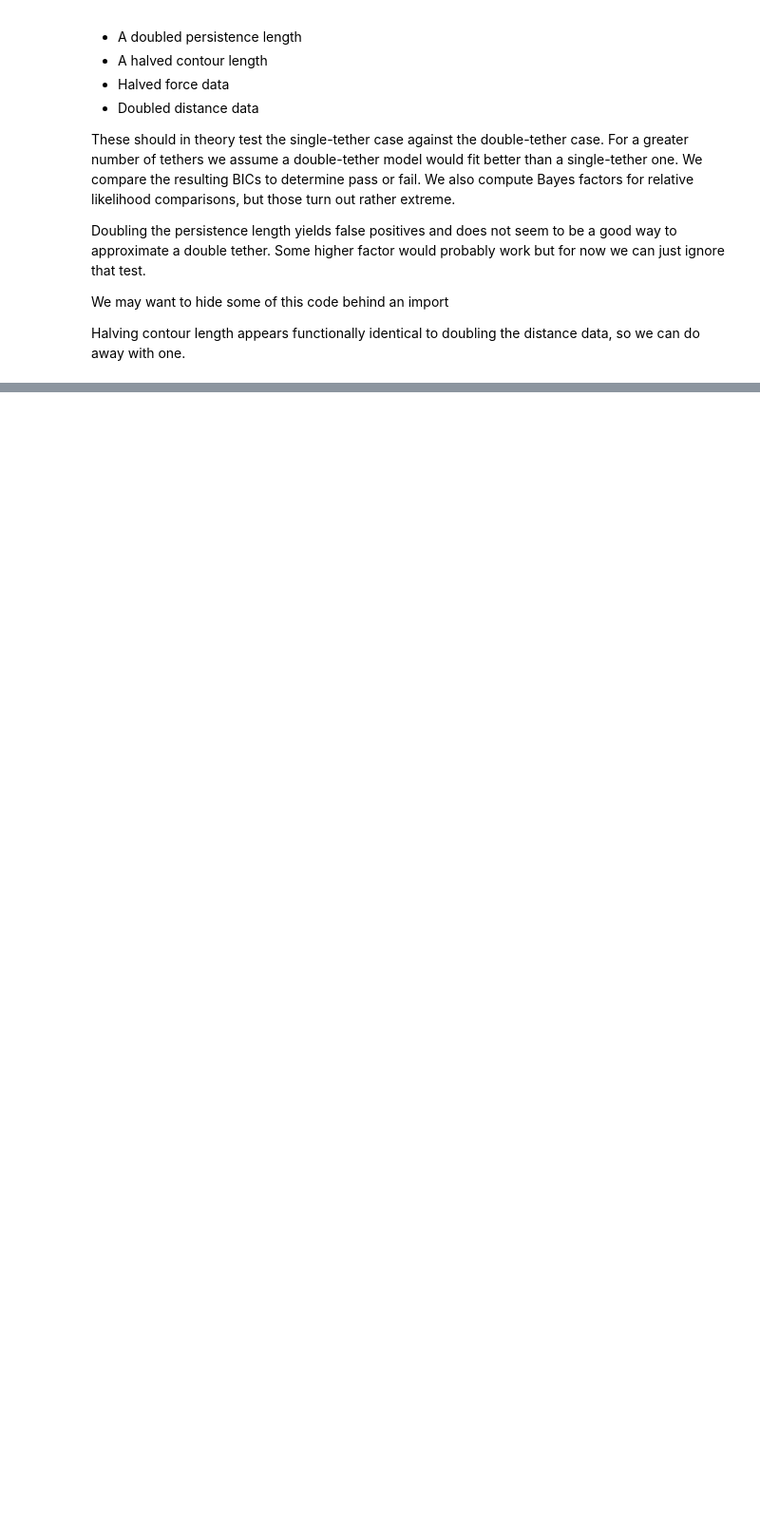
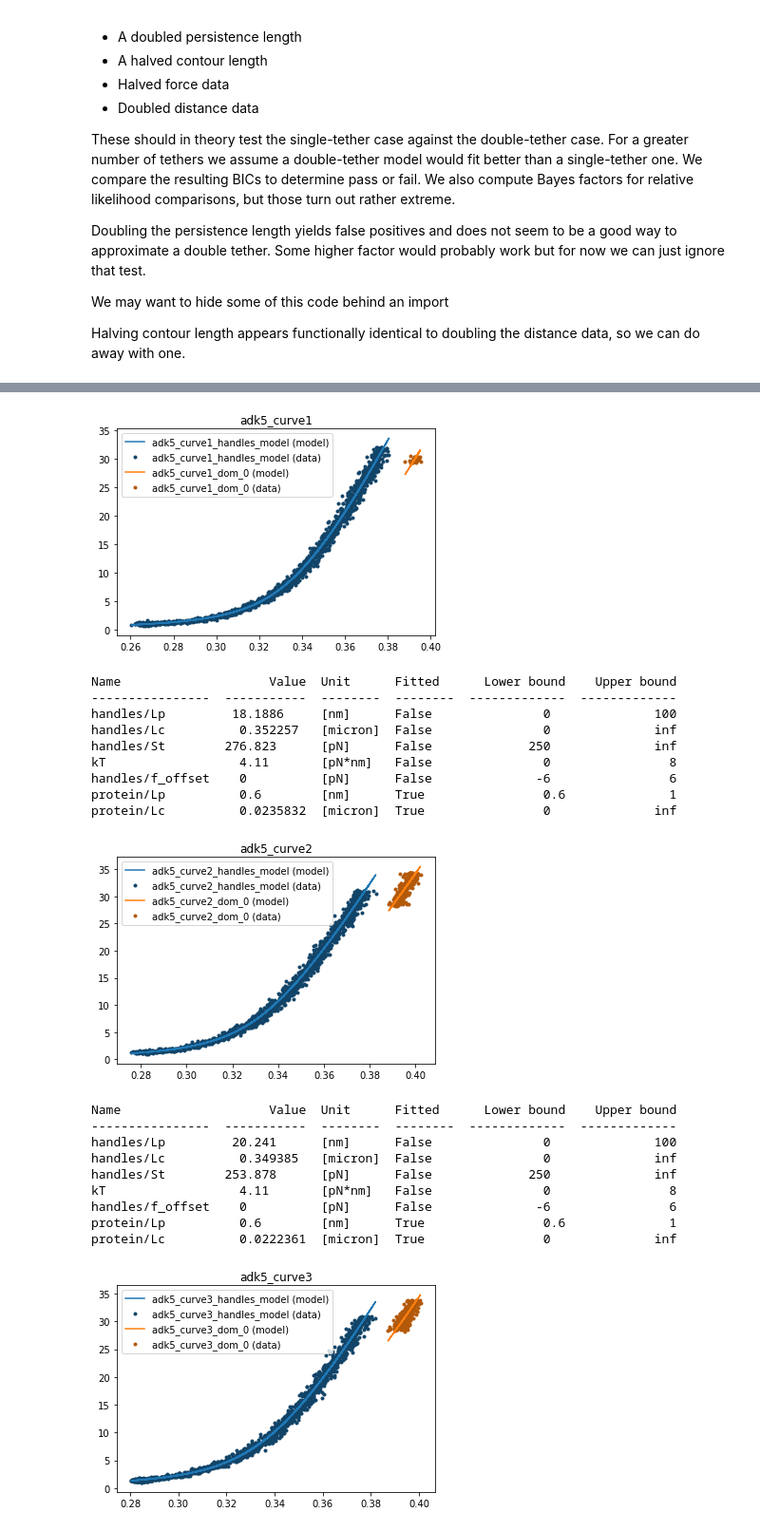
Before and after one commit to kaveeken/tweezers, a Jupyter notebook: CVbook.ipynb, the cells around one changed output, grey strips where cells are left out. Shown: that part at 95% size. Drawn from its saved outputs; the diff is of its cells as text; code cells hidden in the pictures; blank space fills up the shorter version.

```diff
--- a/CVbook.ipynb
+++ b/CVbook.ipynb
@@ -266,3 +213,3 @@ double_dist : 17140.62310783419
 # %%
 for curve_id, curve in fdcurves.items():
-    print(curve_id, sum(curve['tether_tests'].values()), curve['tether_tests'])
+    curve.fit_composites(protein_estimates)
@@ -318,36 +215,0 @@ for curve_id, curve in fdcurves.items():
-# %%
-for curve_id, curve in fdcurves.items():
-    fdata = curve['force_data']
-    ddata = curve['dist_data']
-    model = curve['composite_model']
-    fits = curve['fits']
-    index = 0
-    for fit, leg in zip(fits, curve['legs'][1:]):
-        fit[model].add_data(f'{curve_id}_domain_{index}',
-                                    fdata[leg],
-                                    ddata[leg])
-        if FIT_ON_RETURN and index + 3 >= len(curve['legs']):
-            legrelax = curve['legs'][-1]
-            fit[model].add_data(f'{curve_id}_domain_{index}_relax',
-                                        fdata[legrelax],
-                                        ddata[legrelax])
-        load_estimates(fit, read_config(cfg_file)['protein'])
-        if index:  # set Lc lower bound to previous value
-            prev_cl = fits[index - 1].params['protein/Lc'].value
-            fit.params['protein/Lc'].value = prev_cl + 0.01
-            fit.params['protein/Lc'].lower_bound = prev_cl
-
-        fit.fit()
-        index += 1
-# %%
-if VERBOSE:
-    # plot the fitted models and show fit parameters
-    for curve_id, curve in fdcurves.items():
-        plt.figure()
-        plt.title(curve_id)
-        fits = curve['fits']
-        fits[0][curve['handles_model']].plot()
-        for fit in fits:
-            fit[curve['composite_model']].plot()
-            print(fit.params)
-        plt.show()
@@ -431,0 +216,27 @@ protein/Lc          0.0617031  [micron]  True          0.0309332            inf
+# %%
+for curve in fdcurves.values():
+    curve.plot_fits()
+    plt.show()
+    curve.print_fit_params()
+# %% [output]
+[figure, added]
+Name                    Value  Unit      Fitted      Lower bound    Upper bound
+----------------  -----------  --------  --------  -------------  -------------
+handles/Lp         18.1886     [nm]      False               0              100
+handles/Lc          0.352257   [micron]  False               0              inf
+handles/St        276.823      [pN]      False             250              inf
+kT                  4.11       [pN*nm]   False               0                8
+handles/f_offset    0          [pN]      False              -6                6
+protein/Lp          0.6        [nm]      True                0.6              1
+protein/Lc          0.0235832  [micron]  True                0              inf
+[figure, added]
+Name                    Value  Unit      Fitted      Lower bound    Upper bound
+----------------  -----------  --------  --------  -------------  -------------
+handles/Lp         20.241      [nm]      False               0              100
+handles/Lc          0.349385   [micron]  False               0              inf
+handles/St        253.878      [pN]      False             250              inf
+kT                  4.11       [pN*nm]   False               0                8
+handles/f_offset    0          [pN]      False              -6                6
+protein/Lp          0.6        [nm]      True                0.6              1
+protein/Lc          0.0222361  [micron]  True                0              inf
+[figure, added]
```
Also changed, not shown: parts of 47 cells of this notebook.
